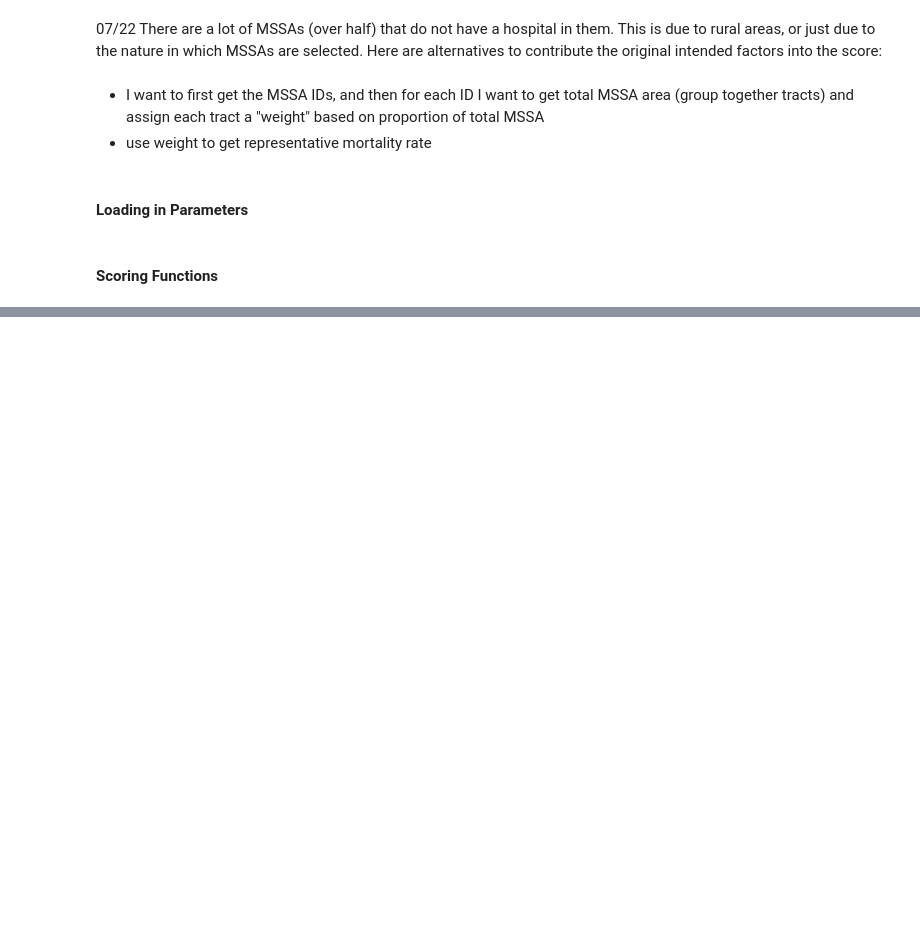
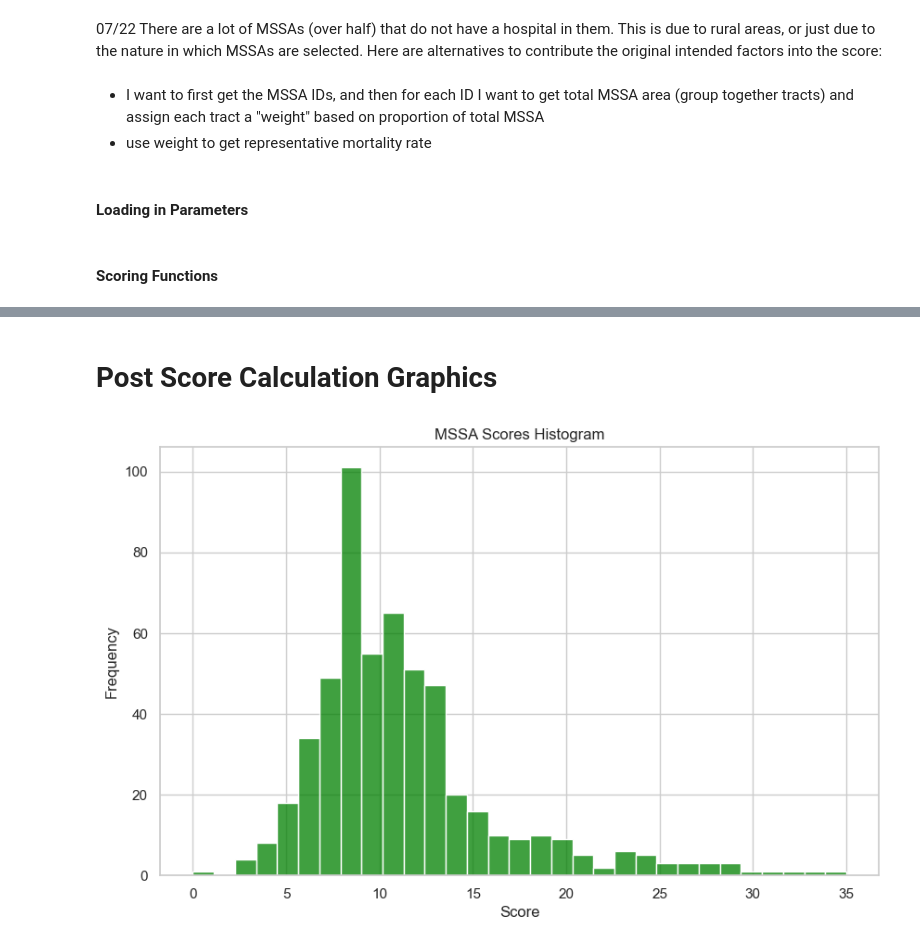
Before and after one commit to AndrwNgyn/MSSA_scoring_algorithm, a Jupyter notebook: Data Loading.ipynb, the cells around one changed output, grey strips where cells are left out. Cells and saved outputs as stored; diff of their text form; code cells hidden in the pictures; blank space fills up the shorter version.

```diff
--- a/Data Loading.ipynb
+++ b/Data Loading.ipynb
@@ -277,8 +303,12 @@ memory usage: 627.9+ KB
 Merging mortalities data set with Case Mix Index
 - still need to be grouped by hospital for mortality stats
 # %%
-hospitals = pd.merge(left = mortalities, right= CMI, on = 'OSHPDID')
-hospitals = gpd.GeoDataFrame(hospitals, geometry = gpd.points_from_xy(hospitals.LONGITUDE, hospitals.LATITUDE), crs = 'EPSG:4326')
+hospitals = pd.merge(left=mortalities, right=CMI, on="OSHPDID")
+hospitals = gpd.GeoDataFrame(
+    hospitals,
+    geometry=gpd.points_from_xy(hospitals.LONGITUDE, hospitals.LATITUDE),
+    crs="EPSG:4326",
+)
 hospitals.info()
 hospitals.head()
 # %% [output]
@@ -306,8 +336,10 @@ memory usage: 6.5+ MB
 | 3 | 2016 | Alameda | Alameda Hospital | 010735 | Acute Stroke Hemorrhagic | 48.9 | 5 | ... |
 | 4 | 2016 | Alameda | Alameda Hospital | 010735 | Acute Stroke Ischemic | 15.2 | 4 | ... |
 # %%
-hospitals['Risk Adjusted Mortality Rate'] = hospitals['Risk Adjusted Mortality Rate'].replace('.', np.nan).astype('float64')
+hospitals["Risk Adjusted Mortality Rate"] = (
+    hospitals["Risk Adjusted Mortality Rate"].replace(".", np.nan).astype("float64")
+)
 hospitals = hospitals.fillna(value=np.nan)
-hospitals.FY2018 = hospitals.FY2018.replace('None', np.nan).astype('float64')
-hospitals = hospitals.to_crs('EPSG:32610')
+hospitals.FY2018 = hospitals.FY2018.replace("None", np.nan).astype("float64")
+hospitals = hospitals.to_crs("EPSG:32610")
 # %%
@@ -531,4 +587,4 @@ def calculate_mssa_score(mssa_df, poverty_mapping, ):
 MSSA_ids = list(MSSA_areas.MSSA_ID.unique())
 len(MSSA_ids)
 
-MSSA_ids = MSSA_ids[1:2]
+MSSA_ids = MSSA_ids
@@ -621,0 +703,13 @@ reshaped_output
+# %% [markdown]
+# Post Score Calculation Graphics
+# %%
+plt.figure(figsize=(10, 6))
+sns.set_theme(style="whitegrid", palette="pastel")
+sns.histplot(scores_table.SCORE, kde=False, color="green")
+plt.title("MSSA Scores Histogram")
+plt.xlabel("Score")
+plt.ylabel("Frequency")
+
+plt.show()
+# %% [output]
+[figure, added]
```
Also changed, not shown: parts of 42 cells of this notebook, 3 other files.
